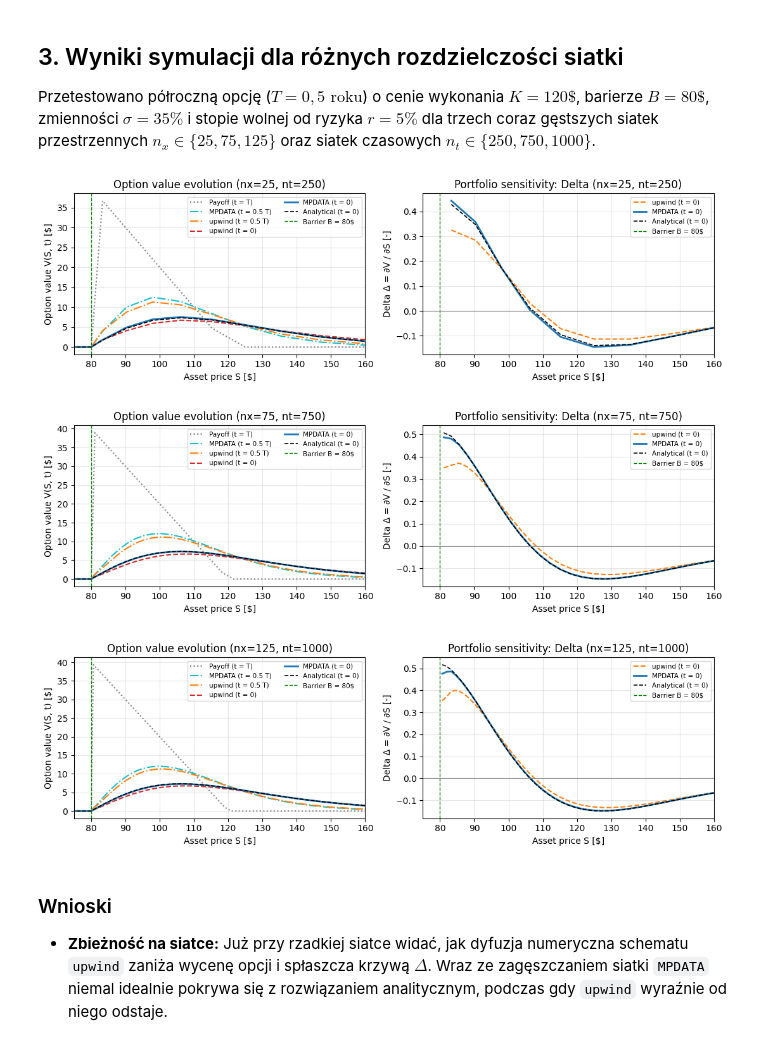
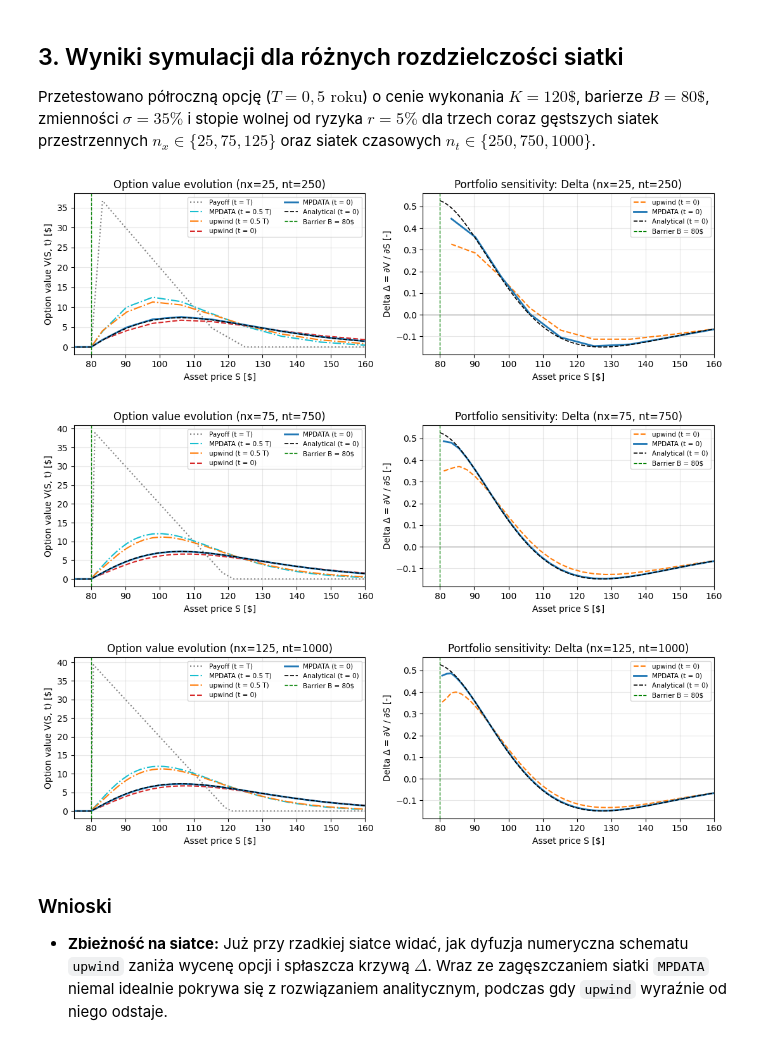
Before and after one commit to Czokotupka96/Down-and-out-option-pricing, a Jupyter notebook: Down_and_out_option.ipynb, the cells around one changed output. Cells and saved outputs as stored; diff of their text form; code cells hidden in the pictures.

```diff
--- a/Down_and_out_option.ipynb
+++ b/Down_and_out_option.ipynb
@@ -102,4 +102,7 @@ def AnalyticalDownAndOutPutSolver(S, K, B, T, r, sigma):
     power = 2.0 * r / (sigma**2) - 1.0
     result = truncated_put(S) - (B / S)**power * truncated_put((B**2) / S)
     return np.where(S > B, result, 0.0)
+# %%
+def pad_barrier(S_arr, V_arr, barrier, s_min=60.0):
+    return np.concatenate(([s_min, barrier], S_arr)), np.concatenate(([0.0, 0.0], V_arr))
 # %%
@@ -152,42 +157,39 @@ strike_price = 120
 barrier_price = 80
 volatility = 0.35
 risk_free_interest_rate = 0.05
 T = 0.5
 nx = [25, 75, 125]
 nt = [250, 750, 1000]
 outfreq = [25, 75, 10]
+
+S_fine = np.linspace(barrier_price, 200.0, 1000)
+analytical_price = AnalyticalDownAndOutPutSolver(S_fine, strike_price, barrier_price, T, risk_free_interest_rate, volatility)
+analytical_delta = np.gradient(analytical_price, S_fine)
 
 errors_mpdata = []
 errors_upwind = []
 
 for i in range(3):
     integ_MPDATA = DownAndOutPutIntegrator(
         strike_price=strike_price, barrier_price=barrier_price,
         volatility=volatility, risk_free_interest_rate=risk_free_interest_rate,
         nx=nx[i]
     )
     integ_upwind = DownAndOutPutIntegrator(
         strike_price=strike_price, barrier_price=barrier_price,
         volatility=volatility, risk_free_interest_rate=risk_free_interest_rate,
         nx=nx[i], options=Options(n_iters=1)
     )
 
     output_MPDATA = integ_MPDATA(nt=nt[i], T=T, outfreq=outfreq[i])
     output_upwind = integ_upwind(nt=nt[i], T=T, outfreq=outfreq[i])
 
-    exact = AnalyticalDownAndOutPutSolver(
-        integ_MPDATA.S, strike_price, barrier_price, T, risk_free_interest_rate, volatility
-    )
+    exact = np.interp(integ_MPDATA.S, S_fine, analytical_price, right=0.0)
     errors_mpdata.append(np.sqrt(np.mean((output_MPDATA[-1] - exact)**2)))
     errors_upwind.append(np.sqrt(np.mean((output_upwind[-1] - exact)**2)))
 
-    plot_results(integ_MPDATA, output_MPDATA, output_upwind, nx[i], nt[i])
-
-assert errors_mpdata[-1] < errors_upwind[-1], "MPDATA should have a smaller error than upwind"
-assert errors_mpdata[-1] < errors_mpdata[0], "Error should get smaller with increase of nx"
-assert errors_mpdata[-1] < 0.25, f"Error too large of L2 for nx=125: {errors_mpdata[-1]:.4f}"
-assert np.all(output_MPDATA[-1] >= 0.0), "Price of asset cannot be negative"
+    plot_results(integ_MPDATA, output_MPDATA, output_upwind, S_fine, analytical_price, analytical_delta, nx[i], nt[i])
 # %% [output]
-[figure, old version]
+[figure, new version]
 [figure]
 [figure]
```
Also changed, not shown: parts of 3 cells of this notebook.
